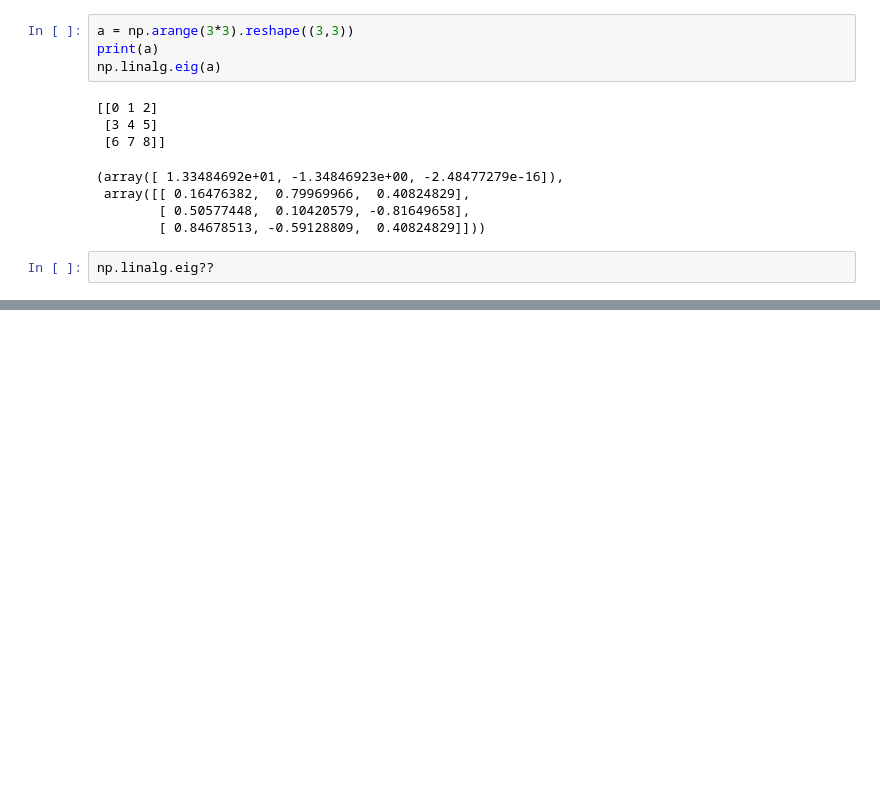
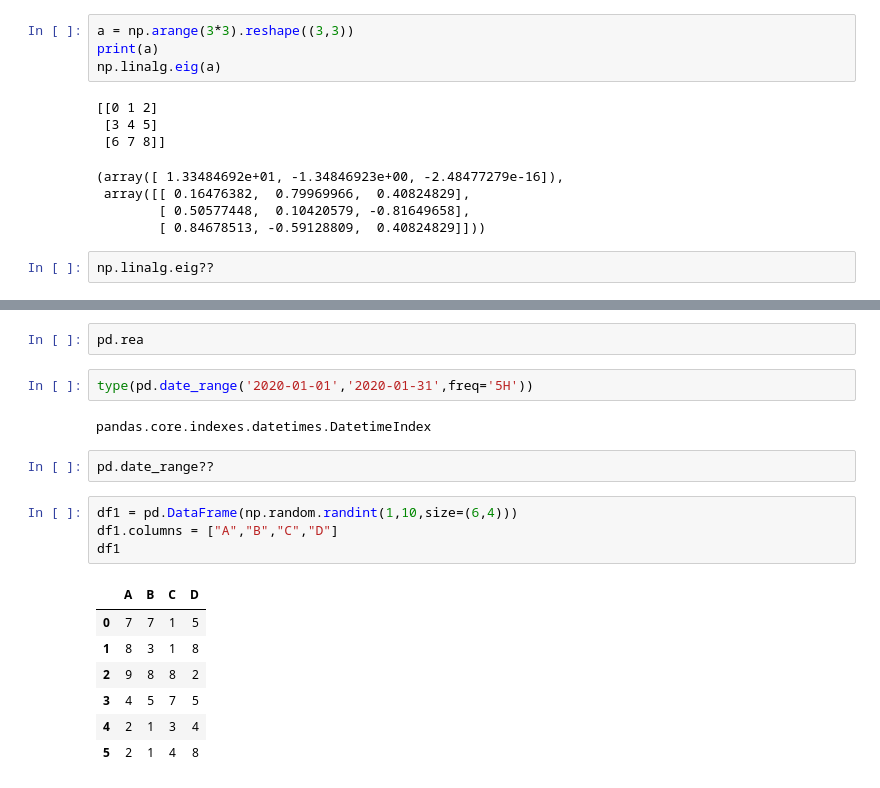
Before and after one commit to EnggQasim/PIAIC_ISLAMABAD_BATCH3, a Jupyter notebook: demo/Numpy.ipynb, the cells around one changed output, grey strips where cells are left out. Cells and saved outputs as stored; diff of their text form; blank space fills up the shorter version.

Commit message:
Pandas Series | Numpy Stackin

```diff
--- a/demo/Numpy.ipynb
+++ b/demo/Numpy.ipynb
@@ -1102,0 +1531,20 @@ np.linalg.eig??
+# %%
+pd.rea
+# %%
+type(pd.date_range('2020-01-01','2020-01-31',freq='5H'))
+# %% [output]
+pandas.core.indexes.datetimes.DatetimeIndex
+# %%
+pd.date_range??
+# %%
+df1 = pd.DataFrame(np.random.randint(1,10,size=(6,4)))
+df1.columns = ["A","B","C","D"]
+df1
+# %% [output]
+|  | A | B | C | D |
+| 0 | 7 | 7 | 1 | 5 |
+| 1 | 8 | 3 | 1 | 8 |
+| 2 | 9 | 8 | 8 | 2 |
+| 3 | 4 | 5 | 7 | 5 |
+| 4 | 2 | 1 | 3 | 4 |
+| 5 | 2 | 1 | 4 | 8 |
```
Also changed, not shown: parts of 57 cells of this notebook, 19 other files.
